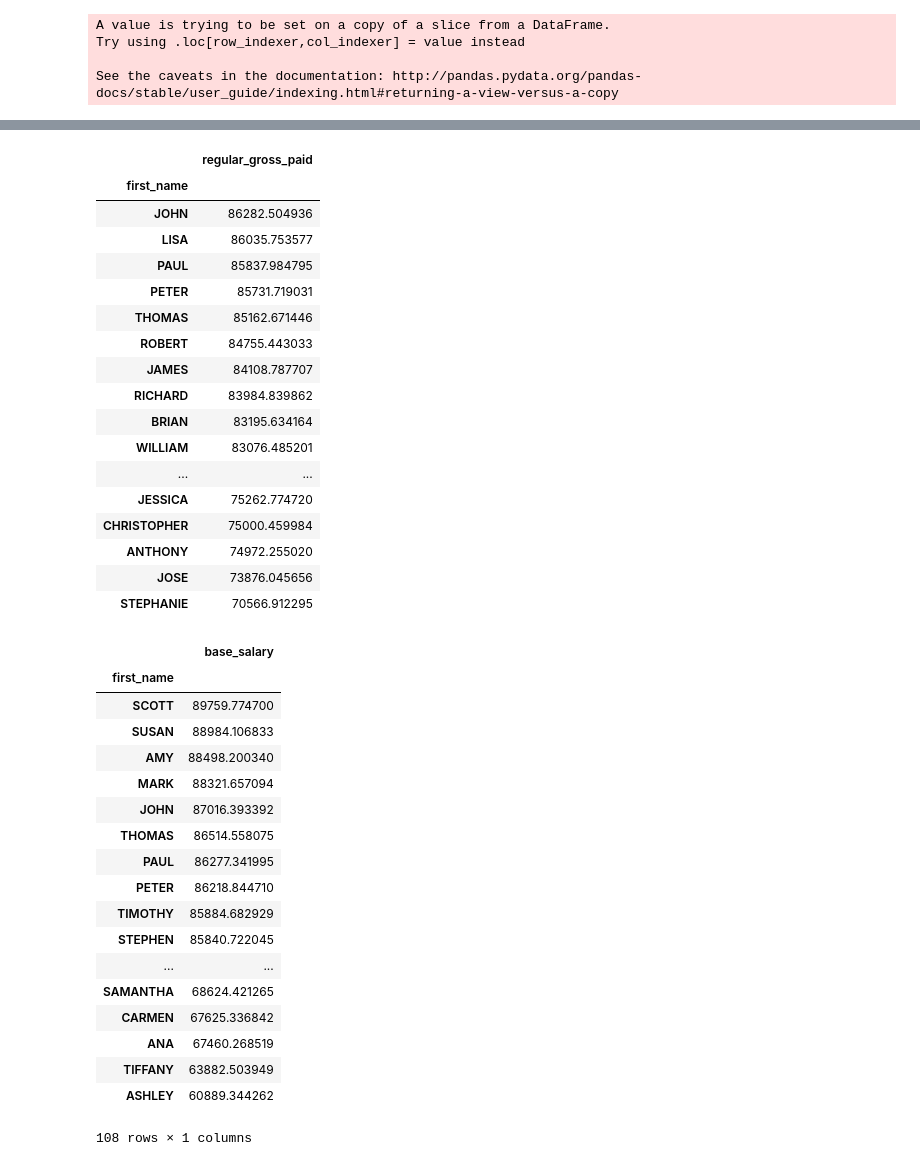
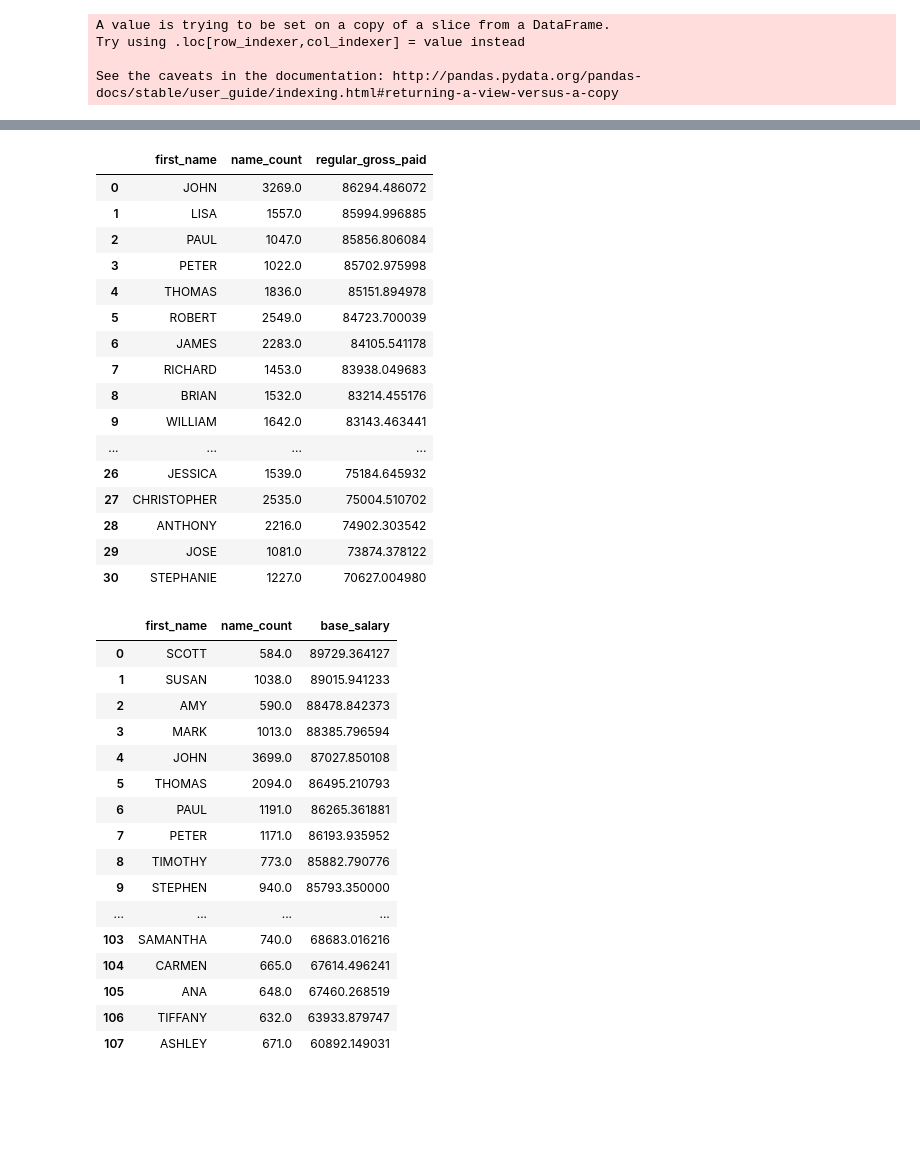
Before and after one commit to aduranil/nyc_govt_payroll, a Jupyter notebook: 2019_salary_1000_names/2019 data.ipynb, the cells around one changed output, grey strips where cells are left out. Drawn from its saved outputs; the diff is of its cells as text; code cells hidden in the pictures; blank space fills up the shorter version.

```diff
--- a/2019_salary_1000_names/2019 data.ipynb
+++ b/2019_salary_1000_names/2019 data.ipynb
@@ -187,7 +166,7 @@ See the caveats in the documentation: http://pandas.pydata.org/pandas-docs/stabl
 import numpy as np
 # %%
 def get_data_set(result, column, threshold, groupby_col, agg_call):
-    return result[result[column] > threshold].groupby(groupby_col).agg({agg_call: np.mean}).sort_values(agg_call, ascending=False)
+    return result[result[column] > threshold].groupby([groupby_col, 'name_count']).agg({agg_call: np.mean}).sort_values(agg_call, ascending=False).reset_index()
 # %%
 get_data_set(active_result, 'name_count', 1000, 'first_name', 'base_salary')
 # %% [output]
@@ -212,5 +190,5 @@ get_data_set(active_result, 'name_count', 1000, 'first_name', 'base_salary')
 # %%
-updated_active_result = add_count_of_value(annual_result, 'name_count', 'first_name')
+all_result = add_count_of_value(annual_result, 'name_count', 'first_name')
 # %% [output]
 A value is trying to be set on a copy of a slice from a DataFrame.
 Try using .loc[row_indexer,col_indexer] = value instead
@@ -240,44 +217,41 @@ get_data_set(updated_active_result, 'name_count', 1000, 'first_name', 'base_sala
 # %%
 get_data_set(active_result, 'name_count', 1000, 'first_name', 'regular_gross_paid')
 # %% [output]
-|  | regular_gross_paid |
-| first_name |  |
-| JOHN | 86282.504936 |
-| LISA | 86035.753577 |
-| PAUL | 85837.984795 |
-| PETER | 85731.719031 |
-| THOMAS | 85162.671446 |
-| ROBERT | 84755.443033 |
-| JAMES | 84108.787707 |
-| RICHARD | 83984.839862 |
-| BRIAN | 83195.634164 |
-| WILLIAM | 83076.485201 |
-| ... | ... |
-| JESSICA | 75262.774720 |
-| CHRISTOPHER | 75000.459984 |
-| ANTHONY | 74972.255020 |
-| JOSE | 73876.045656 |
-| STEPHANIE | 70566.912295 |
+|  | first_name | name_count | regular_gross_paid |
+| 0 | JOHN | 3269.0 | 86294.486072 |
+| 1 | LISA | 1557.0 | 85994.996885 |
+| 2 | PAUL | 1047.0 | 85856.806084 |
+| 3 | PETER | 1022.0 | 85702.975998 |
+| 4 | THOMAS | 1836.0 | 85151.894978 |
+| 5 | ROBERT | 2549.0 | 84723.700039 |
+| 6 | JAMES | 2283.0 | 84105.541178 |
+| 7 | RICHARD | 1453.0 | 83938.049683 |
+| 8 | BRIAN | 1532.0 | 83214.455176 |
+| 9 | WILLIAM | 1642.0 | 83143.463441 |
+| ... | ... | ... | ... |
+| 26 | JESSICA | 1539.0 | 75184.645932 |
+| 27 | CHRISTOPHER | 2535.0 | 75004.510702 |
+| 28 | ANTHONY | 2216.0 | 74902.303542 |
+| 29 | JOSE | 1081.0 | 73874.378122 |
+| 30 | STEPHANIE | 1227.0 | 70627.004980 |
 # %%
-get_data_set(updated_active_result, 'name_count', 500, 'first_name', 'base_salary')
+get_data_set(all_result, 'name_count', 500, 'first_name', 'base_salary')
 # %% [output]
-|  | base_salary |
-| first_name |  |
-| SCOTT | 89759.774700 |
-| SUSAN | 88984.106833 |
-| AMY | 88498.200340 |
-| MARK | 88321.657094 |
-| JOHN | 87016.393392 |
-| THOMAS | 86514.558075 |
-| PAUL | 86277.341995 |
-| PETER | 86218.844710 |
-| TIMOTHY | 85884.682929 |
-| STEPHEN | 85840.722045 |
-| ... | ... |
-| SAMANTHA | 68624.421265 |
-| CARMEN | 67625.336842 |
-| ANA | 67460.268519 |
-| TIFFANY | 63882.503949 |
-| ASHLEY | 60889.344262 |
+|  | first_name | name_count | base_salary |
+| 0 | SCOTT | 584.0 | 89729.364127 |
+| 1 | SUSAN | 1038.0 | 89015.941233 |
+| 2 | AMY | 590.0 | 88478.842373 |
+| 3 | MARK | 1013.0 | 88385.796594 |
+| 4 | JOHN | 3699.0 | 87027.850108 |
+| 5 | THOMAS | 2094.0 | 86495.210793 |
+| 6 | PAUL | 1191.0 | 86265.361881 |
+| 7 | PETER | 1171.0 | 86193.935952 |
+| 8 | TIMOTHY | 773.0 | 85882.790776 |
+| 9 | STEPHEN | 940.0 | 85793.350000 |
+| ... | ... | ... | ... |
+| 103 | SAMANTHA | 740.0 | 68683.016216 |
+| 104 | CARMEN | 665.0 | 67614.496241 |
+| 105 | ANA | 648.0 | 67460.268519 |
+| 106 | TIFFANY | 632.0 | 63933.879747 |
+| 107 | ASHLEY | 671.0 | 60892.149031 |
-108 rows × 1 columns
 # %%
```
Also changed, not shown: parts of 26 cells of this notebook, 2 other files.
